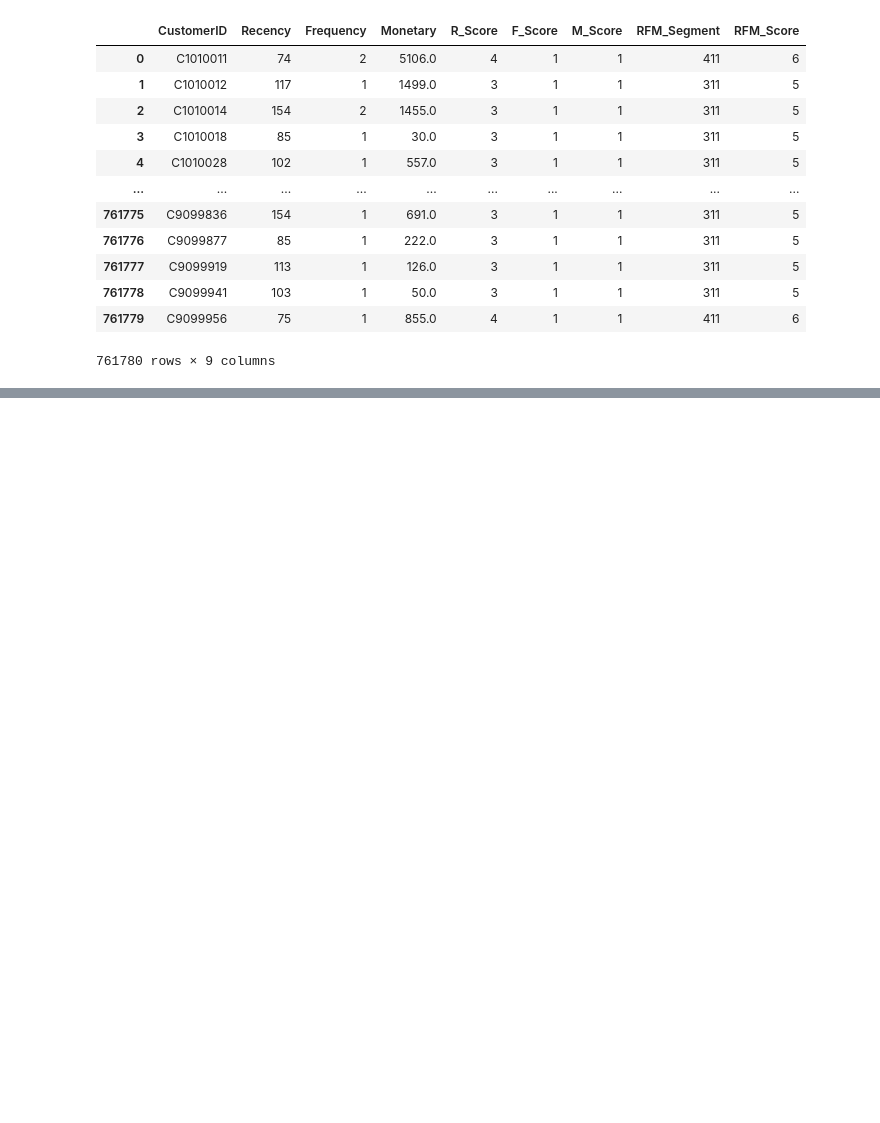
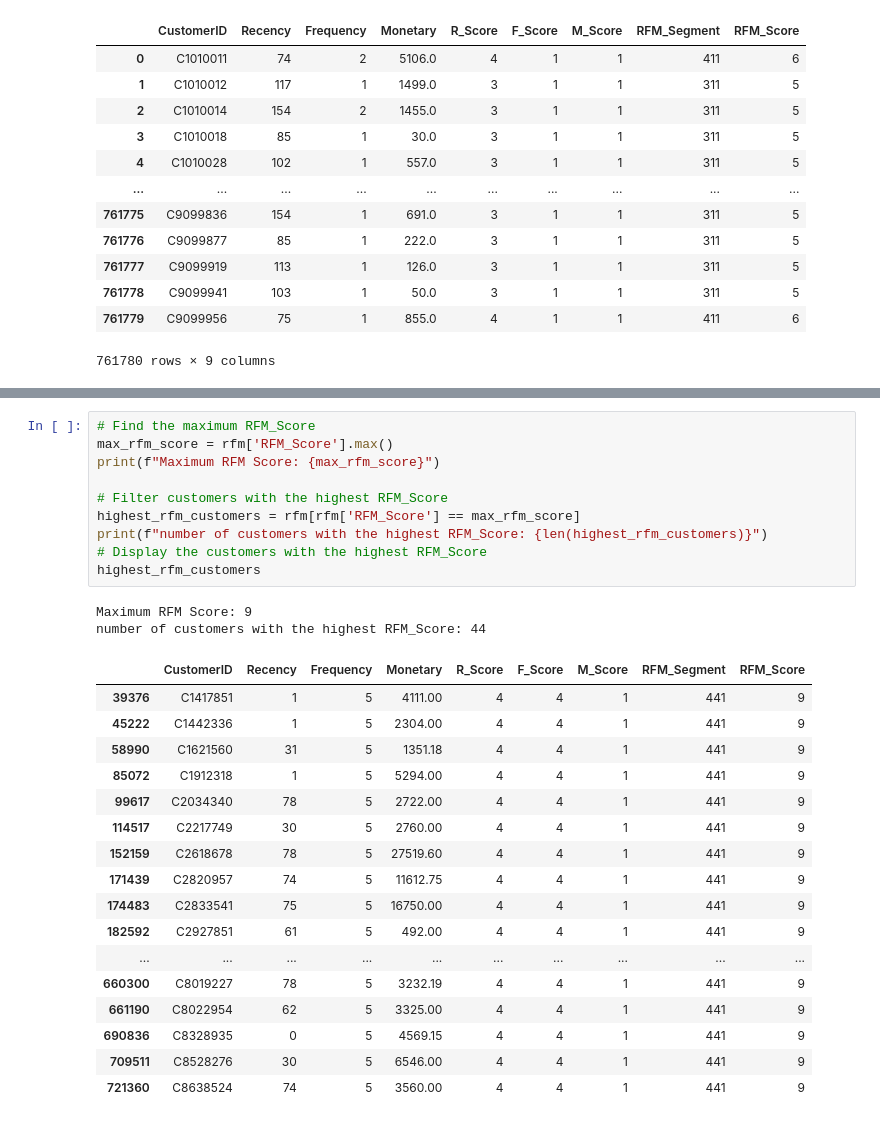
Before and after one commit to usman666/Optimising-Retail-Banking-Strategies, a Jupyter notebook: Analyis.ipynb, the cells around one changed output, grey strips where cells are left out. Saved outputs shown, nothing was run; the diff lists cells and outputs as text; blank space fills up the shorter version.

```diff
--- a/Analyis.ipynb
+++ b/Analyis.ipynb
@@ -463,0 +476,30 @@ rfm
+# %%
+# Find the maximum RFM_Score
+max_rfm_score = rfm['RFM_Score'].max()
+print(f"Maximum RFM Score: {max_rfm_score}")
+
+# Filter customers with the highest RFM_Score
+highest_rfm_customers = rfm[rfm['RFM_Score'] == max_rfm_score]
+print(f"number of customers with the highest RFM_Score: {len(highest_rfm_customers)}")
+# Display the customers with the highest RFM_Score
+highest_rfm_customers
+# %% [output]
+Maximum RFM Score: 9
+number of customers with the highest RFM_Score: 44
+|  | CustomerID | Recency | Frequency | Monetary | R_Score | F_Score | M_Score | RFM_Segment | RFM_Score |
+| 39376 | C1417851 | 1 | 5 | 4111.00 | 4 | 4 | 1 | 441 | 9 |
+| 45222 | C1442336 | 1 | 5 | 2304.00 | 4 | 4 | 1 | 441 | 9 |
+| 58990 | C1621560 | 31 | 5 | 1351.18 | 4 | 4 | 1 | 441 | 9 |
+| 85072 | C1912318 | 1 | 5 | 5294.00 | 4 | 4 | 1 | 441 | 9 |
+| 99617 | C2034340 | 78 | 5 | 2722.00 | 4 | 4 | 1 | 441 | 9 |
+| 114517 | C2217749 | 30 | 5 | 2760.00 | 4 | 4 | 1 | 441 | 9 |
+| 152159 | C2618678 | 78 | 5 | 27519.60 | 4 | 4 | 1 | 441 | 9 |
+| 171439 | C2820957 | 74 | 5 | 11612.75 | 4 | 4 | 1 | 441 | 9 |
+| 174483 | C2833541 | 75 | 5 | 16750.00 | 4 | 4 | 1 | 441 | 9 |
+| 182592 | C2927851 | 61 | 5 | 492.00 | 4 | 4 | 1 | 441 | 9 |
+| ... | ... | ... | ... | ... | ... | ... | ... | ... | ... |
+| 660300 | C8019227 | 78 | 5 | 3232.19 | 4 | 4 | 1 | 441 | 9 |
+| 661190 | C8022954 | 62 | 5 | 3325.00 | 4 | 4 | 1 | 441 | 9 |
+| 690836 | C8328935 | 0 | 5 | 4569.15 | 4 | 4 | 1 | 441 | 9 |
+| 709511 | C8528276 | 30 | 5 | 6546.00 | 4 | 4 | 1 | 441 | 9 |
+| 721360 | C8638524 | 74 | 5 | 3560.00 | 4 | 4 | 1 | 441 | 9 |
```
Also changed, not shown: parts of 8 cells of this notebook.
